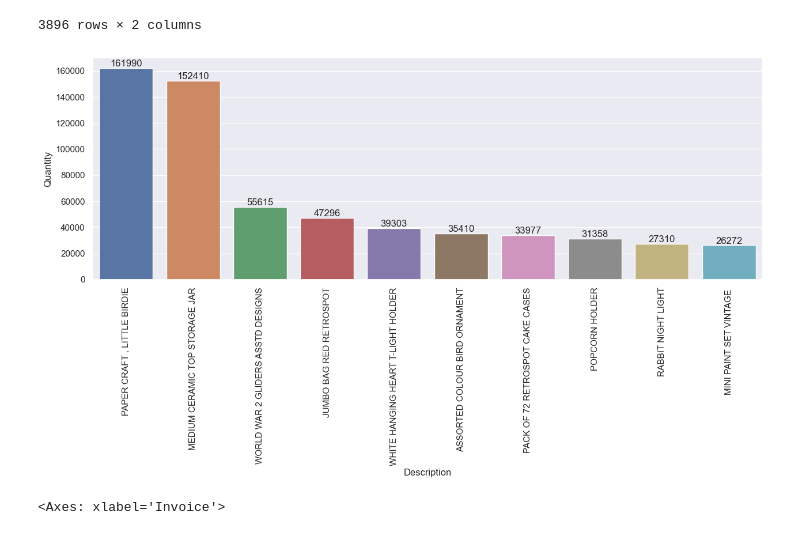
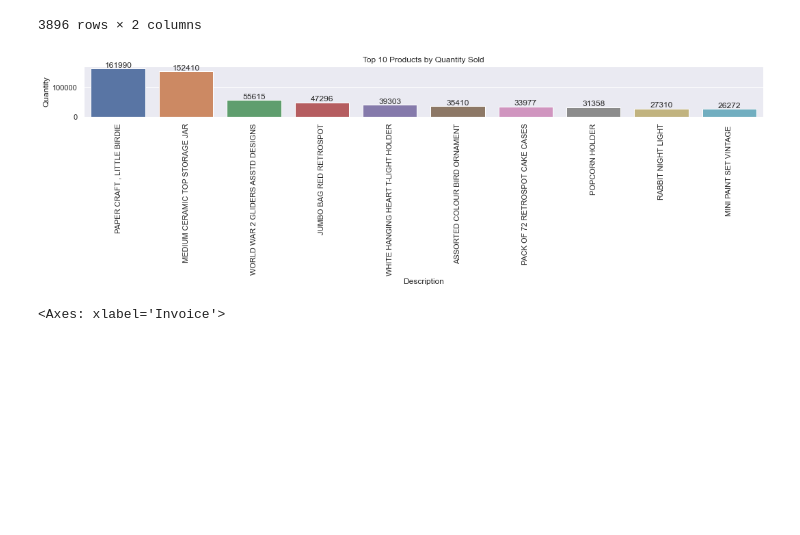
Before and after one commit to Nimi5ha/Retail_Analytics, a Jupyter notebook: Retail_Analysis.ipynb, the cells around one changed output. Cells and saved outputs as stored; diff of their text form; code cells hidden in the pictures; blank space fills up the shorter version.

```diff
--- a/Retail_Analysis.ipynb
+++ b/Retail_Analysis.ipynb
@@ -9,7 +9,7 @@ import matplotlib.pyplot as plt # visualizing data
 %matplotlib inline
 import seaborn as sns
 # %%
-df= pd.read_excel('D:\Projects\Online retail\Retail Analytics.xlsx')
+df= pd.read_excel("D:\Retail Analytics.xlsx")
 # %%
 df.shape
 # %% [output]
@@ -255,14 +267,22 @@ df.groupby(['Description'],as_index=False)['Quantity'].sum().sort_values(by="Qua
 | 2896 | RUBY GLASS CLUSTER EARRINGS | 1 |
 3896 rows × 2 columns
 # %%
-Max_Product=df.groupby(['Description'],as_index=False)['Quantity'].sum().sort_values(by='Quantity',ascending=False).head(10)
+Max_Product = df.groupby(['Description'], as_index=False)['Quantity'].sum().sort_values(by='Quantity', ascending=False).head(10)
+
 sns.set(rc={'figure.figsize':(15,5)})
-sc=sns.barplot(x='Description',y='Quantity',data=Max_Product)
+sc = sns.barplot(x='Description', y='Quantity', data=Max_Product)
 plt.xticks(rotation=90)
-for bars in sc.containers:
-    sc.bar_label(bars)
+plt.title("Top 10 Products by Quantity Sold")
+
+# Add value labels on bars
+for bar in sc.patches:
+    plt.text(bar.get_x() + bar.get_width()/2, bar.get_height(),
+             int(bar.get_height()), ha='center', va='bottom')
+
+plt.tight_layout()
+plt.show()
 # %% [output]
-[figure, old version]
+[figure, new version]
 # %%
 # top 10 most sold products (same thing as above)
 
```
Also changed, not shown: parts of 49 cells of this notebook.
